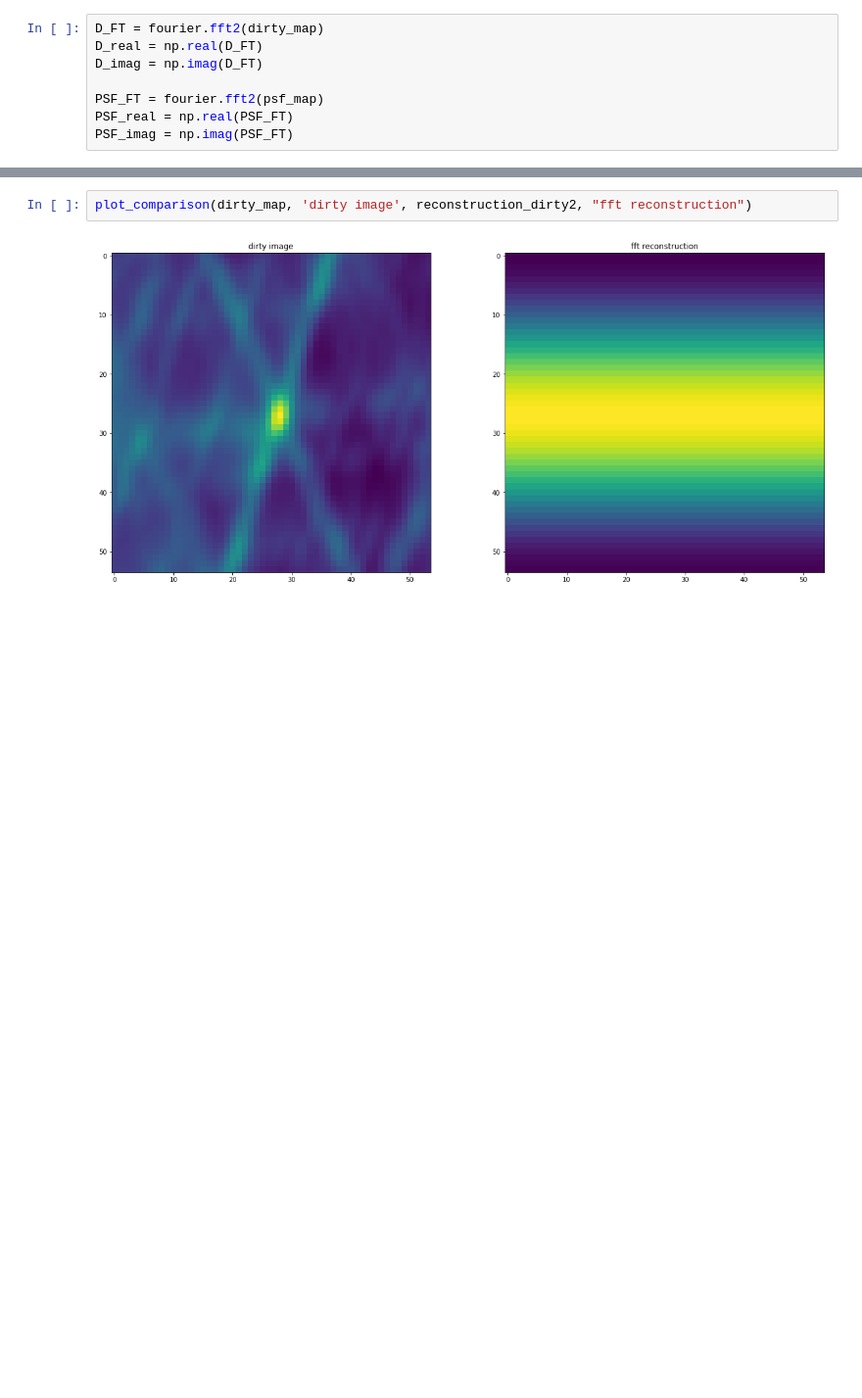
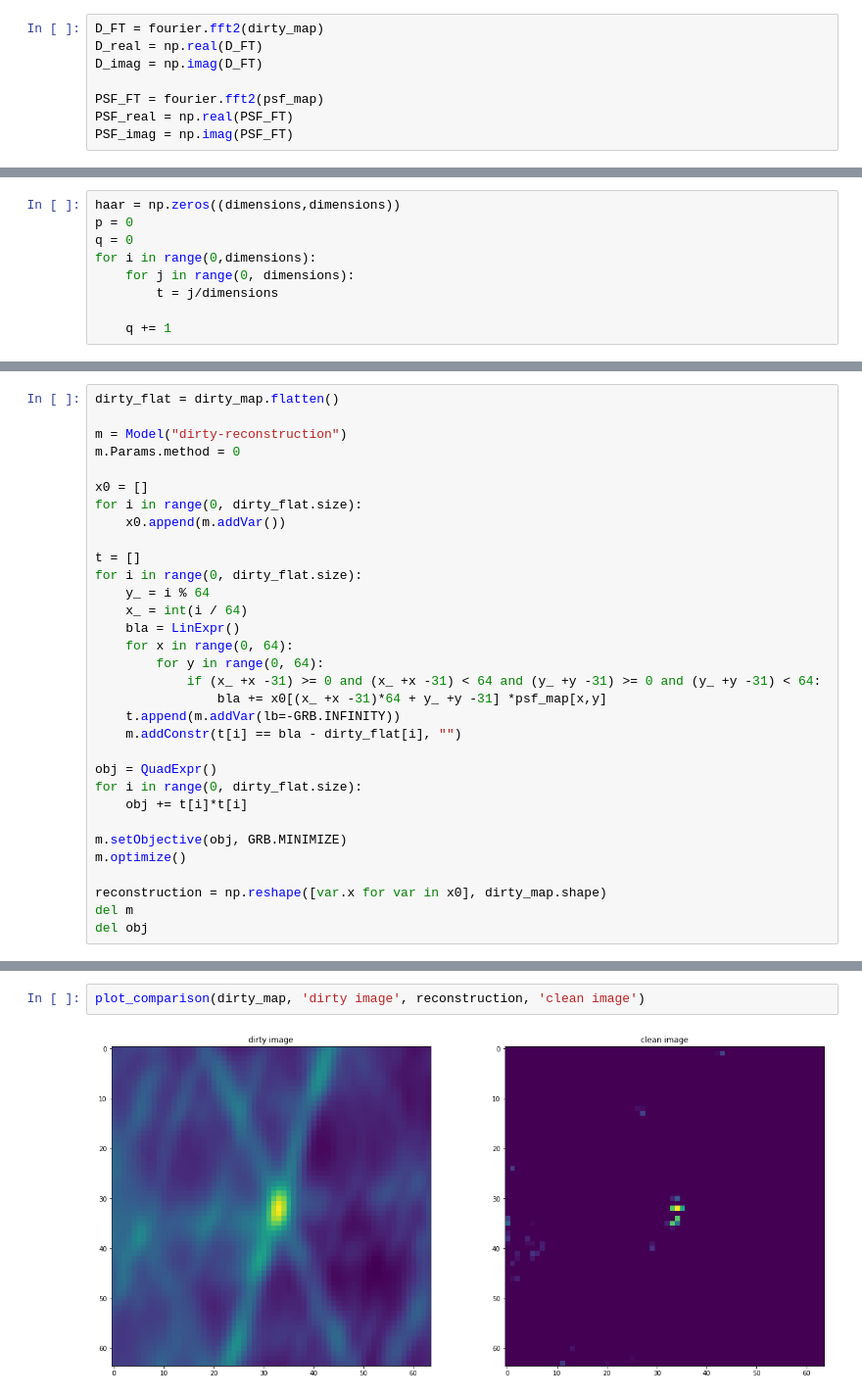
Before and after one commit to lord-blueberry/p7-cs, a Jupyter notebook: sandbox/00-cs-dirty.ipynb, the cells around one changed output, grey strips where cells are left out. Shown at 98% size. Cells and saved outputs as stored; diff of their text form; blank space fills up the shorter version.

```diff
--- a/sandbox/00-cs-dirty.ipynb
+++ b/sandbox/00-cs-dirty.ipynb
@@ -167,0 +303,9 @@ Sub-optimal termination - objective 1.70527208e+07
+# %%
+haar = np.zeros((dimensions,dimensions))
+p = 0
+q = 0
+for i in range(0,dimensions):
+    for j in range(0, dimensions):
+        t = j/dimensions
+
+    q += 1
@@ -167,0 +316,32 @@ Sub-optimal termination - objective 1.70527208e+07
+# %%
+dirty_flat = dirty_map.flatten()
+
+m = Model("dirty-reconstruction")
+m.Params.method = 0
+
+x0 = []
+for i in range(0, dirty_flat.size):
+    x0.append(m.addVar())
+
+t = []
+for i in range(0, dirty_flat.size):
+    y_ = i % 64
+    x_ = int(i / 64)
+    bla = LinExpr()
+    for x in range(0, 64):
+        for y in range(0, 64):
+            if (x_ +x -31) >= 0 and (x_ +x -31) < 64 and (y_ +y -31) >= 0 and (y_ +y -31) < 64:
+                bla += x0[(x_ +x -31)*64 + y_ +y -31] *psf_map[x,y]
+    t.append(m.addVar(lb=-GRB.INFINITY))
+    m.addConstr(t[i] == bla - dirty_flat[i], "")
+
+obj = QuadExpr()
+for i in range(0, dirty_flat.size):
+    obj += t[i]*t[i]
+
+m.setObjective(obj, GRB.MINIMIZE)
+m.optimize()
+
+reconstruction = np.reshape([var.x for var in x0], dirty_map.shape)
+del m
+del obj
@@ -168,4 +368,4 @@ Sub-optimal termination - objective 1.70527208e+07
 # %%
-plot_comparison(dirty_map, 'dirty image', reconstruction_dirty2, "fft reconstruction")
+plot_comparison(dirty_map, 'dirty image', reconstruction, 'clean image')
 # %% [output]
-[figure, old version]
+[figure, new version]
```
Also changed, not shown: parts of 31 cells of this notebook, 4 other files.
